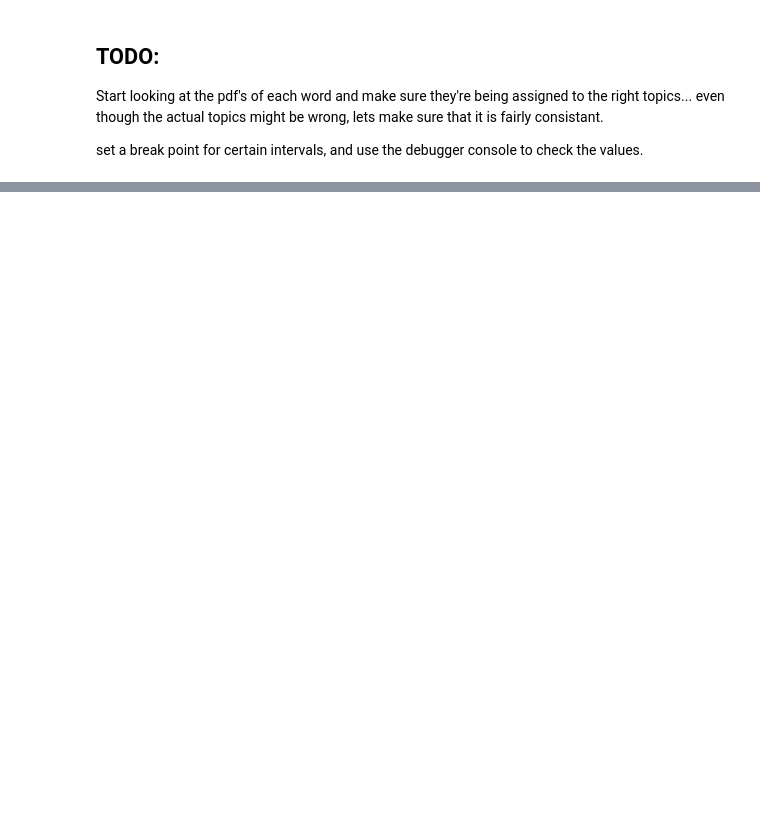
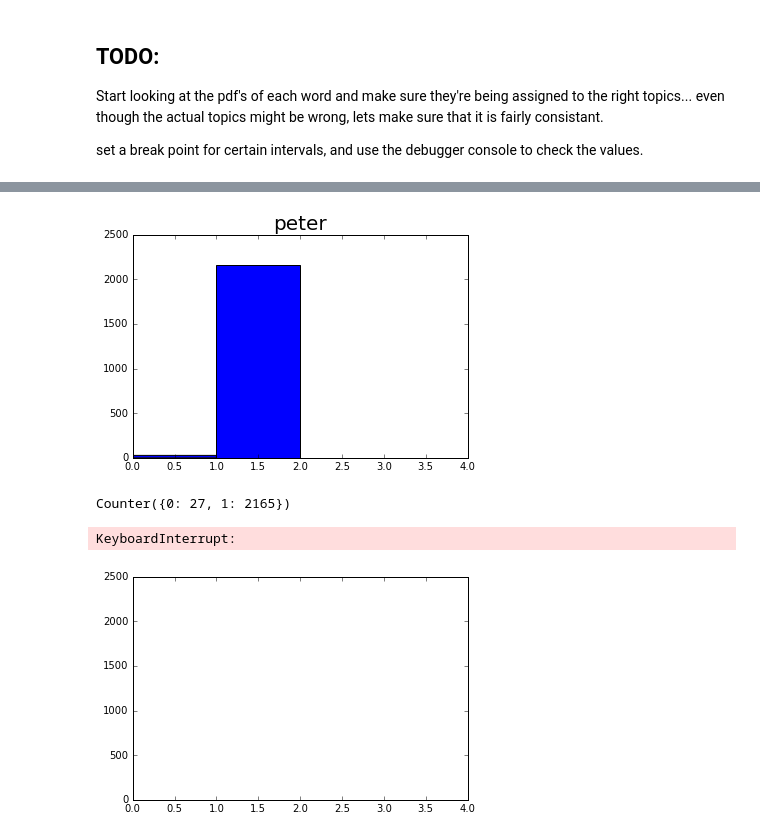
Before and after one commit to anugrahdputradevelopment/GaussianLDA, a Jupyter notebook: Data Prep.ipynb, the cells around one changed output, grey strips where cells are left out. Cells and saved outputs as stored; diff of their text form; code cells hidden in the pictures; blank space fills up the shorter version.

```diff
--- a/Data Prep.ipynb
+++ b/Data Prep.ipynb
@@ -259,0 +232,22 @@ for i in range(k):
+# %%
+iterations = 100
+corpus = []
+for t in range(iterations):
+    doc_len = 100
+#     dirdist = np.array([0.90, 0.1])
+    dirdist = stat.dirichlet.rvs([.2]*5, random_state=np.random.randint(low=0, high=10000)) # topic distribution in a doc
+    num_words = dirdist * doc_len # how many words to take from each topic, approx
+#     print dirdist
+    # print num_words[0]
+    BoW = [topic1, topic3,topic4, topic2, topic5]
+    doc = []
+    for bag, count in zip(BoW, num_words[0]):
+
+
+        num = int(np.round(count))
+        for x in range(num):
+            doc.append(random.choice(bag)) # randomly choosing words from topic **UNIFORM
+    random.shuffle(doc)
+    doc = ' '.join(doc)
+
+    corpus.append(doc)
@@ -259,0 +256,7 @@ for i in range(k):
+# %%
+# with open('/Users/michael/Documents/GaussianLDA/cleandocs.txt', 'w') as f:
+#     for doc in corpus:
+#         f.write(doc + "\n")
+
+with open('/Users/michael/Documents/GaussianLDA/cleandocs.txt', 'r') as f:
+    corpus = f.read().splitlines()
@@ -265,0 +303,6 @@ set a break point for certain intervals, and use the debugger console to check t
+# %%
+import FastGaussianLDA2
+reload(FastGaussianLDA2)
+g = FastGaussianLDA2.Gauss_LDA(5, corpus,
+                              word_vector_model=wordvecs, alpha=.25)
+g.fit(100)
@@ -265,0 +328,15 @@ set a break point for certain intervals, and use the debugger console to check t
+# %%
+for k in g.test_word_topics.keys():
+    print k
+    plt.hist(g.test_word_topics[k], 4, (0,4))
+    print Counter(g.test_word_topics[k])
+    plt.title(k, size=20)
+    display.clear_output(wait=True)
+    display.display(plt.gcf(), Counter(g.test_word_topics[k]))
+    plt.cla()
+    time.sleep(1.0)
+# %% [output]
+[figure, added]
+Counter({0: 27, 1: 2165})
+KeyboardInterrupt:
+[figure, added]
```
Also changed, not shown: parts of 42 cells of this notebook.
